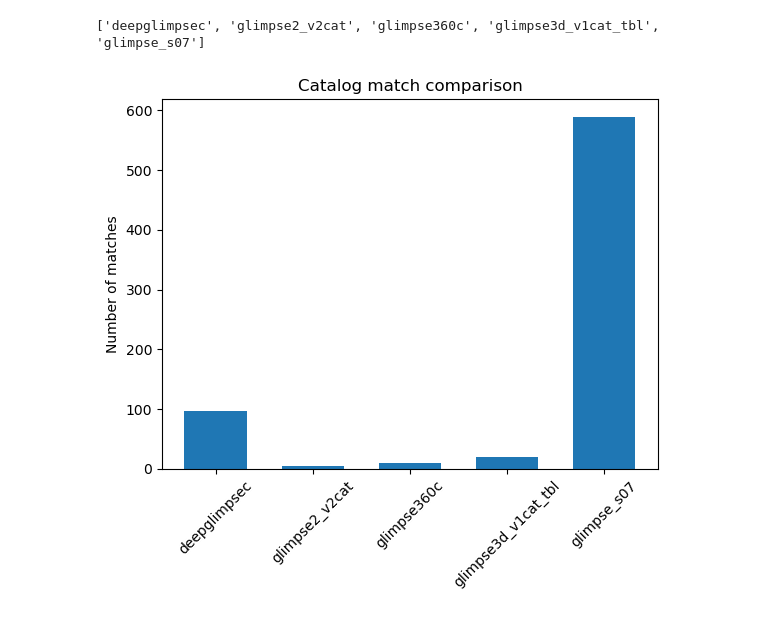
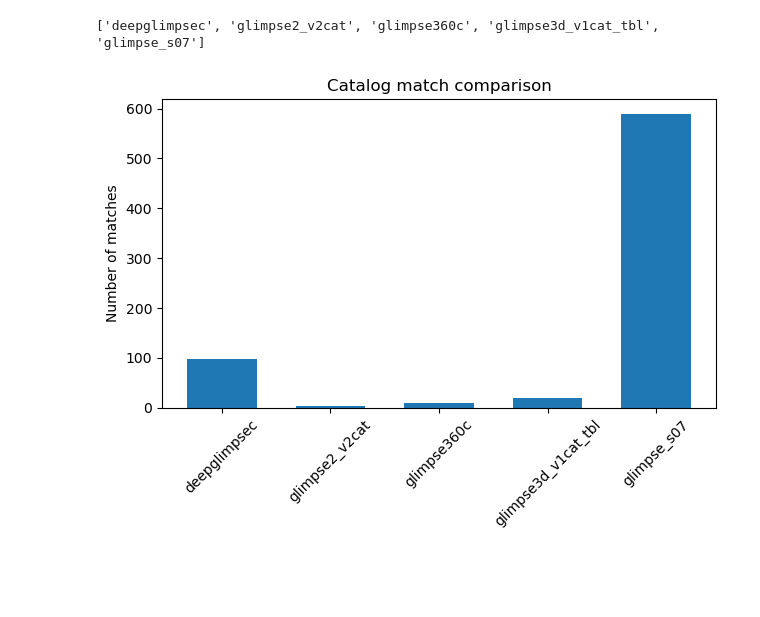
Before and after one commit to Ajuradoi1/ALMAGAL_IR, a Jupyter notebook: src/catalog_comparison.ipynb, the cells around one changed output. Cells and saved outputs as stored; diff of their text form; code cells hidden in the pictures; blank space fills up the shorter version.

Commit message:
tight_layout comparision

```diff
--- a/src/catalog_comparison.ipynb
+++ b/src/catalog_comparison.ipynb
@@ -20,12 +20,13 @@ for cat in catalog:
 # %%
 x = np.linspace(0,len(data),len(data))
 
 _, ax = plt.subplots()
 
 ax.bar(x,data)
 ax.set_xticks(x,labels=catalog,rotation=45,ha='center',fontsize='10')
 ax.set_title('Catalog match comparison')
 ax.set_ylabel('Number of matches')
+plt.tight_layout()
 plt.savefig('../output/figures/catalog_comparison.svg',format='svg')
 # %% [output]
-[figure, old version]
+[figure, new version]
```
